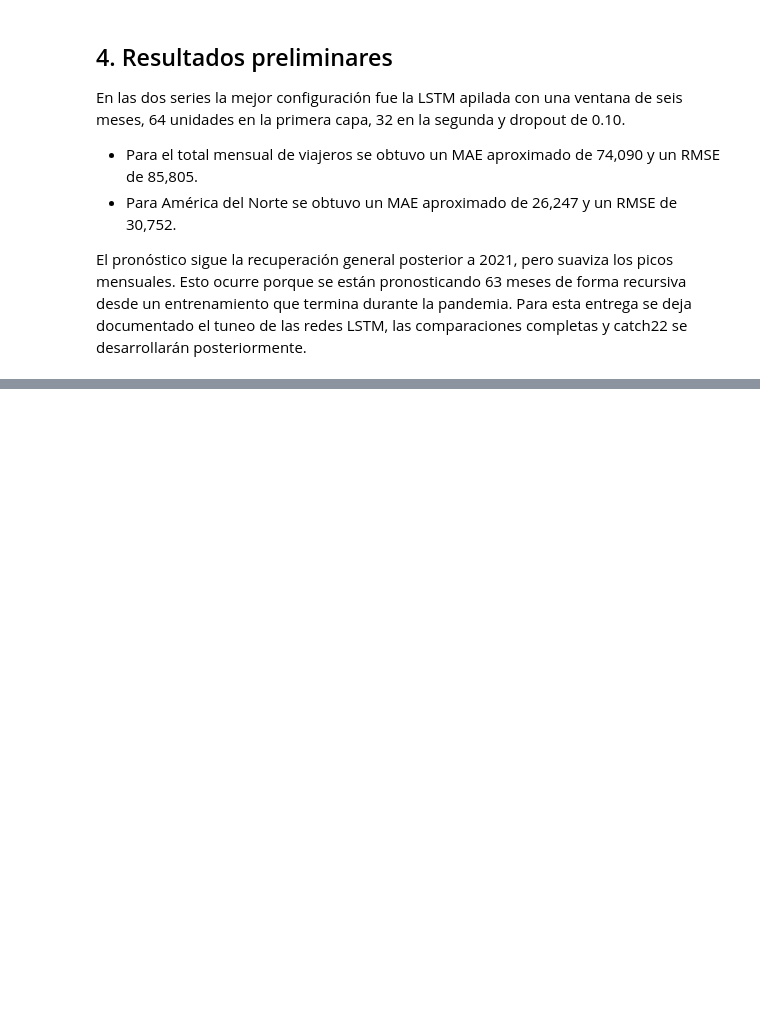
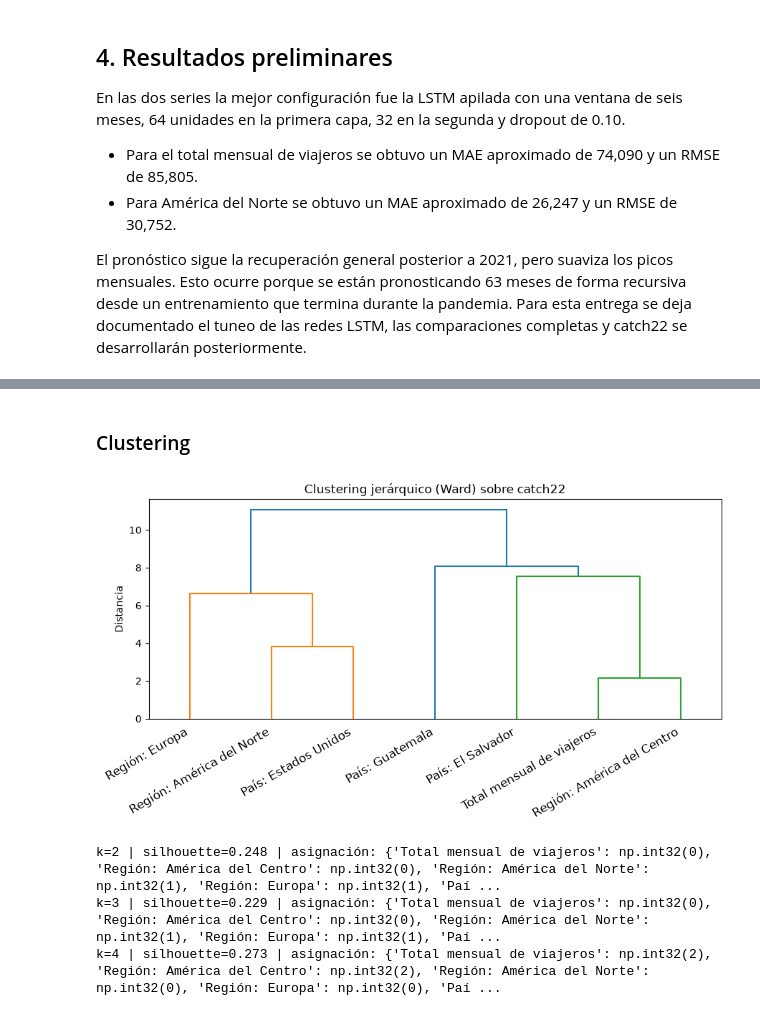
Before and after one commit to MiltonPolanco/Lab2-Series-de-Tiempo-con-LSTM, a Jupyter notebook: notebooks/laboratorio_2.ipynb, the cells around one changed output, grey strips where cells are left out. Cells and saved outputs as stored; diff of their text form; code cells hidden in the pictures; blank space fills up the shorter version.

```diff
--- a/notebooks/laboratorio_2.ipynb
+++ b/notebooks/laboratorio_2.ipynb
@@ -365,0 +547,24 @@ El pronóstico sigue la recuperación general posterior a 2021, pero suaviza los
+# %% [markdown]
+### Clustering
+# %%
+enlace = linkage(matriz_estandar.values, method="ward")
+
+fig, ax = plt.subplots(figsize=(9, 5))
+dendrogram(enlace, labels=matriz_estandar.index.tolist(), ax=ax, color_threshold=0.7 * max(enlace[:, 2]))
+ax.set_title("Clustering jerárquico (Ward) sobre catch22")
+ax.set_ylabel("Distancia")
+plt.xticks(rotation=30, ha="right")
+plt.tight_layout()
+plt.show()
+
+resumen_k = []
+for k in [2, 3, 4]:
+    kmeans = KMeans(n_clusters=k, random_state=42, n_init=10).fit(matriz_estandar.values)
+    sil = silhouette_score(matriz_estandar.values, kmeans.labels_)
+    resumen_k.append({"k": k, "silhouette": sil, "labels": dict(zip(matriz_estandar.index, kmeans.labels_))})
+    print(f"k={k} | silhouette={sil:.3f} | asignación: {dict(zip(matriz_estandar.index, kmeans.labels_))}")
+# %% [output]
+[figure, added]
+k=2 | silhouette=0.248 | asignación: {'Total mensual de viajeros': np.int32(0), 'Región: América del Centro': np.int32(0), 'Región: América del Norte': np.int32(1), 'Región: Europa': np.int32(1), 'Paí ...
+k=3 | silhouette=0.229 | asignación: {'Total mensual de viajeros': np.int32(0), 'Región: América del Centro': np.int32(0), 'Región: América del Norte': np.int32(1), 'Región: Europa': np.int32(1), 'Paí ...
+k=4 | silhouette=0.273 | asignación: {'Total mensual de viajeros': np.int32(2), 'Región: América del Centro': np.int32(2), 'Región: América del Norte': np.int32(0), 'Región: Europa': np.int32(0), 'Paí ...
```
Also changed, not shown: parts of 27 cells of this notebook, 1 other file.
